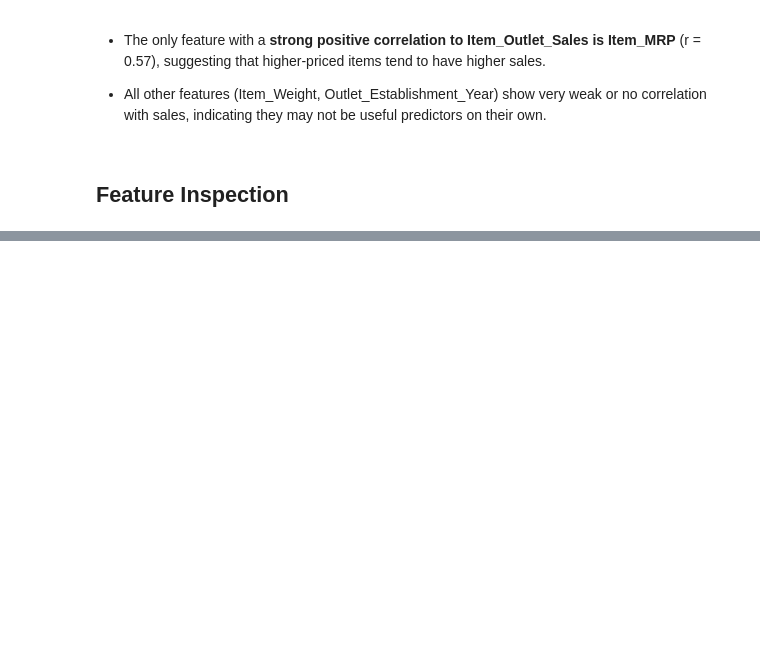
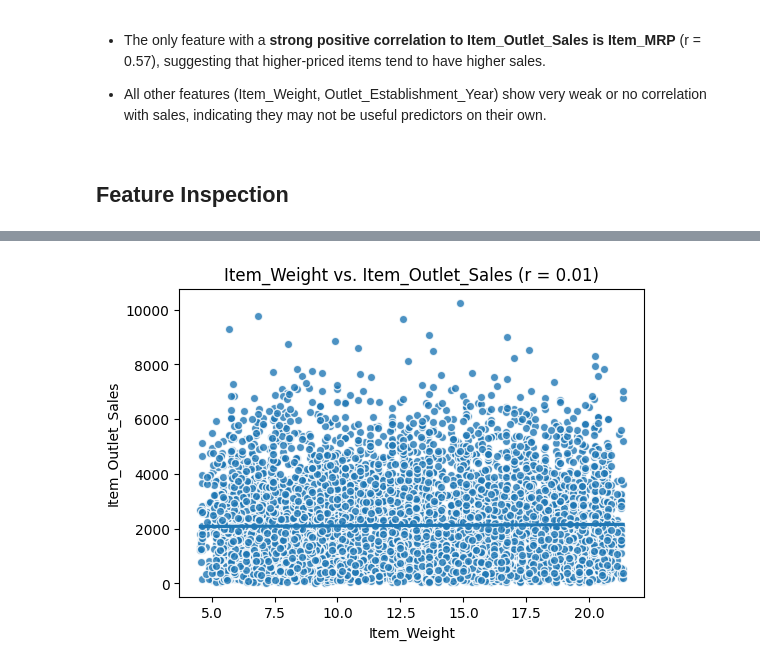
Before and after one commit to talaabusoud/Prediction-of-Product-Sales, a Jupyter notebook: Prediction_of_Product_Sales.ipynb, the cells around one changed output, grey strips where cells are left out. Cells and saved outputs as stored; diff of their text form; code cells hidden in the pictures; blank space fills up the shorter version.

```diff
--- a/Prediction_of_Product_Sales.ipynb
+++ b/Prediction_of_Product_Sales.ipynb
@@ -420,0 +639,4 @@ ax = sns.heatmap(corr, cmap = 'coolwarm', annot = True);
+# %%
+plot_numeric_vs_target(df, x='Item_Weight', y='Item_Outlet_Sales');
+# %% [output]
+[figure, added]
```
Also changed, not shown: parts of 59 cells of this notebook.
